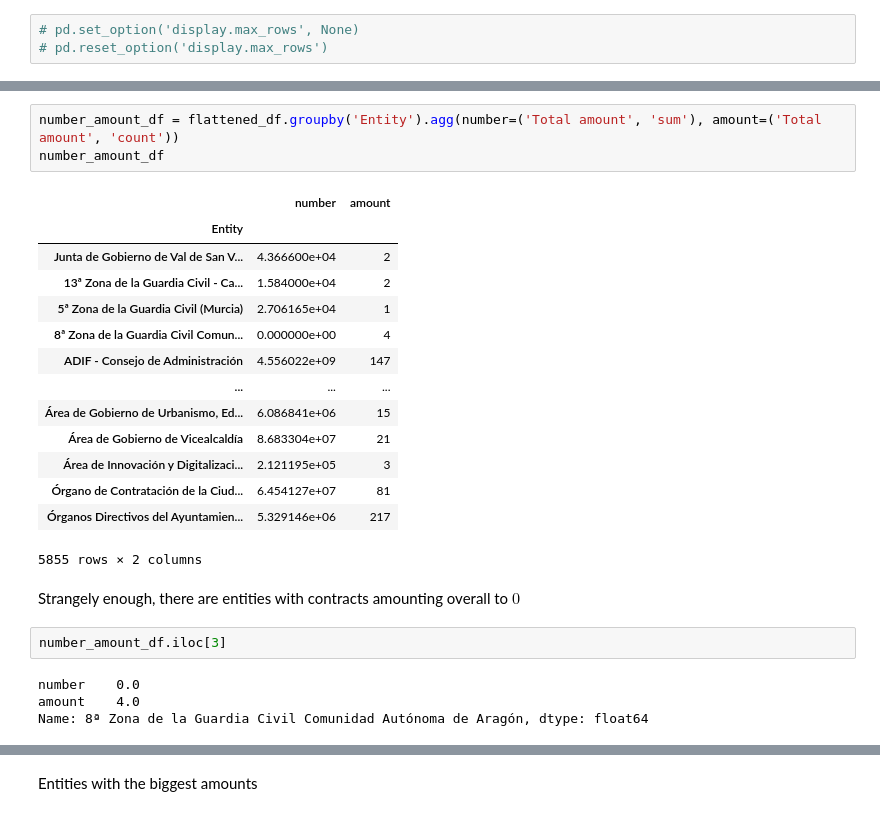
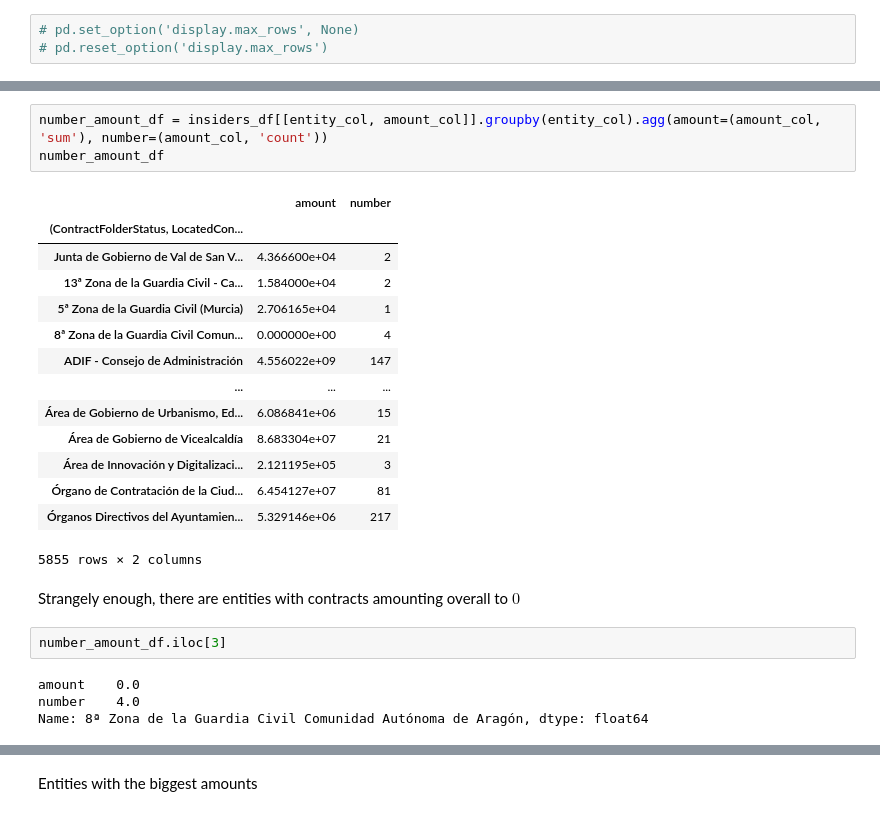
Before and after one commit to manuvazquez/dlsproc, a Jupyter notebook: reports/exploratory.ipynb, the cells around one changed output, grey strips where cells are left out. Cells and saved outputs as stored; diff of their text form.

```diff
--- a/reports/exploratory.ipynb
+++ b/reports/exploratory.ipynb
@@ -416,28 +386,28 @@ flattened_df.head()
-# %%
-number_amount_df = flattened_df.groupby('Entity').agg(number=('Total amount', 'sum'), amount=('Total amount', 'count'))
-number_amount_df
-# %% [output]
-|  | number | amount |
-| Entity |  |  |
-| Junta de Gobierno de Val de San V... | 4.366600e+04 | 2 |
-| 13ª Zona de la Guardia Civil - Ca... | 1.584000e+04 | 2 |
-| 5ª Zona de la Guardia Civil (Murcia) | 2.706165e+04 | 1 |
-| 8ª Zona de la Guardia Civil Comun... | 0.000000e+00 | 4 |
-| ADIF - Consejo de Administración | 4.556022e+09 | 147 |
-| ... | ... | ... |
-| Área de Gobierno de Urbanismo, Ed... | 6.086841e+06 | 15 |
-| Área de Gobierno de Vicealcaldía | 8.683304e+07 | 21 |
-| Área de Innovación y Digitalizaci... | 2.121195e+05 | 3 |
-| Órgano de Contratación de la Ciud... | 6.454127e+07 | 81 |
-| Órganos Directivos del Ayuntamien... | 5.329146e+06 | 217 |
-5855 rows × 2 columns
+# %%
+number_amount_df = insiders_df[[entity_col, amount_col]].groupby(entity_col).agg(amount=(amount_col, 'sum'), number=(amount_col, 'count'))
+number_amount_df
+# %% [output]
+|  | amount | number |
+| (ContractFolderStatus, LocatedCon... |  |  |
+| Junta de Gobierno de Val de San V... | 4.366600e+04 | 2 |
+| 13ª Zona de la Guardia Civil - Ca... | 1.584000e+04 | 2 |
+| 5ª Zona de la Guardia Civil (Murcia) | 2.706165e+04 | 1 |
+| 8ª Zona de la Guardia Civil Comun... | 0.000000e+00 | 4 |
+| ADIF - Consejo de Administración | 4.556022e+09 | 147 |
+| ... | ... | ... |
+| Área de Gobierno de Urbanismo, Ed... | 6.086841e+06 | 15 |
+| Área de Gobierno de Vicealcaldía | 8.683304e+07 | 21 |
+| Área de Innovación y Digitalizaci... | 2.121195e+05 | 3 |
+| Órgano de Contratación de la Ciud... | 6.454127e+07 | 81 |
+| Órganos Directivos del Ayuntamien... | 5.329146e+06 | 217 |
+5855 rows × 2 columns
 # %% [markdown]
 Strangely enough, there are entities with contracts amounting overall to $0$
 # %%
 number_amount_df.iloc[3]
 # %% [output]
-number    0.0
-amount    4.0
+amount    0.0
+number    4.0
 Name: 8ª Zona de la Guardia Civil Comunidad Autónoma de Aragón, dtype: float64
 # %%
 insiders_df.loc[insiders_df[entity_col] == '8ª Zona de la Guardia Civil Comunidad Autónoma de Aragón', :]
```
Also changed, not shown: parts of 39 cells of this notebook, 7 other files.
